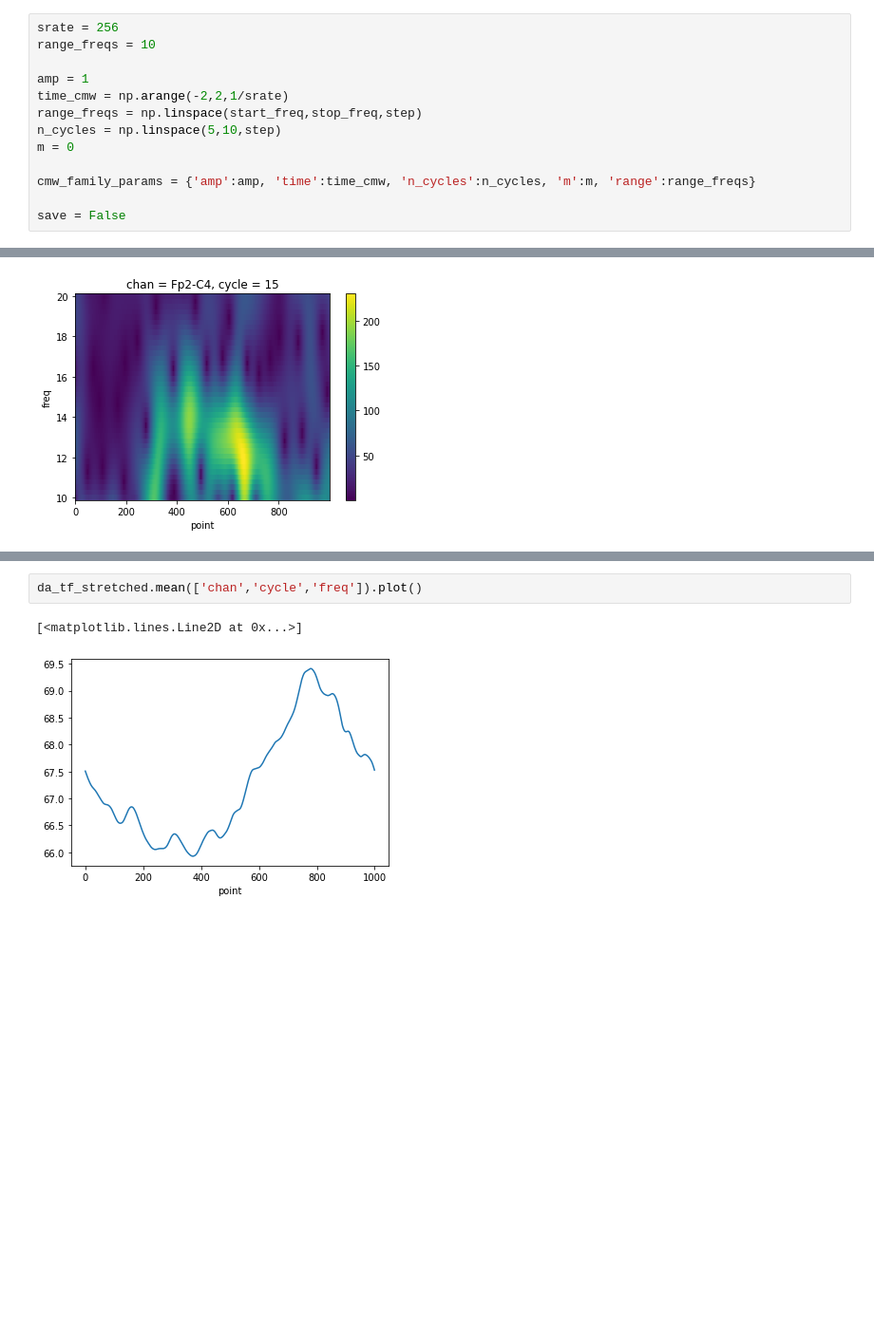
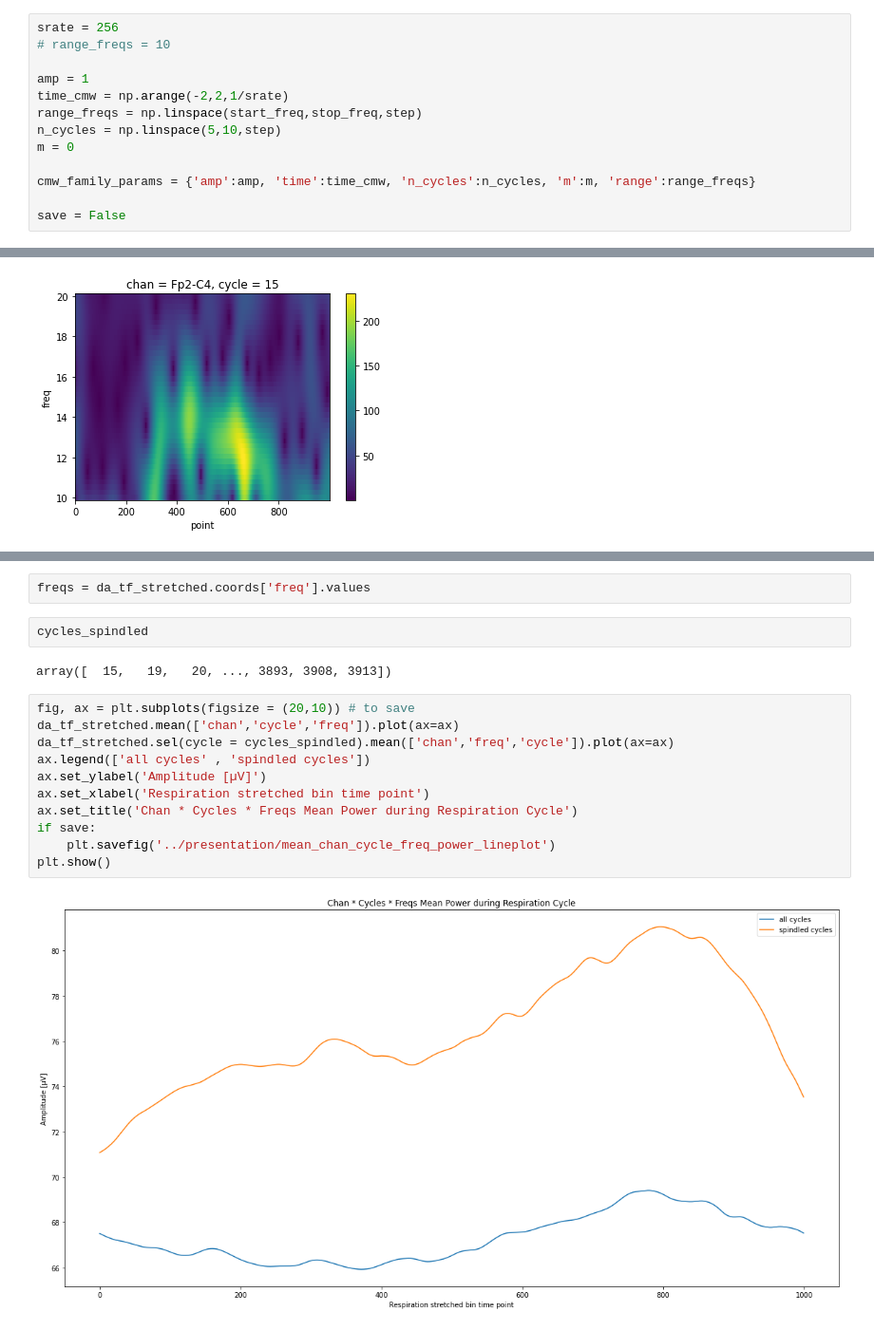
Before and after one commit to ValentinGhibaudo/Sleep_EEG_Respi, a Jupyter notebook: wavelet_analysis.ipynb, the cells around one changed output, grey strips where cells are left out. Shown at 95% size. Saved outputs shown, nothing was run; the diff lists cells and outputs as text; blank space fills up the shorter version.

Commit message:
maj count phase resp spindles

```diff
--- a/wavelet_analysis.ipynb
+++ b/wavelet_analysis.ipynb
@@ -32,7 +32,7 @@ start_freq = 10
 stop_freq = 20
 # %%
 srate = 256
-range_freqs = 10
+# range_freqs = 10
 
 amp = 1
 time_cmw = np.arange(-2,2,1/srate)
@@ -144,8 +145,22 @@ for i in range(10,15):
 [figure]
 [figure]
 [figure]
-# %%
-da_tf_stretched.mean(['chan','cycle','freq']).plot()
-# %% [output]
-[<matplotlib.lines.Line2D at 0x...>]
-[figure, removed]
+# %%
+freqs = da_tf_stretched.coords['freq'].values
+# %%
+cycles_spindled
+# %% [output]
+array([  15,   19,   20, ..., 3893, 3908, 3913])
+# %%
+fig, ax = plt.subplots(figsize = (20,10)) # to save
+da_tf_stretched.mean(['chan','cycle','freq']).plot(ax=ax)
+da_tf_stretched.sel(cycle = cycles_spindled).mean(['chan','freq','cycle']).plot(ax=ax)
+ax.legend(['all cycles' , 'spindled cycles'])
+ax.set_ylabel('Amplitude [µV]')
+ax.set_xlabel('Respiration stretched bin time point')
+ax.set_title('Chan * Cycles * Freqs Mean Power during Respiration Cycle')
+if save:
+    plt.savefig('../presentation/mean_chan_cycle_freq_power_lineplot')
+plt.show()
+# %% [output]
+[figure, added]
```
Also changed, not shown: parts of 6 cells of this notebook.
